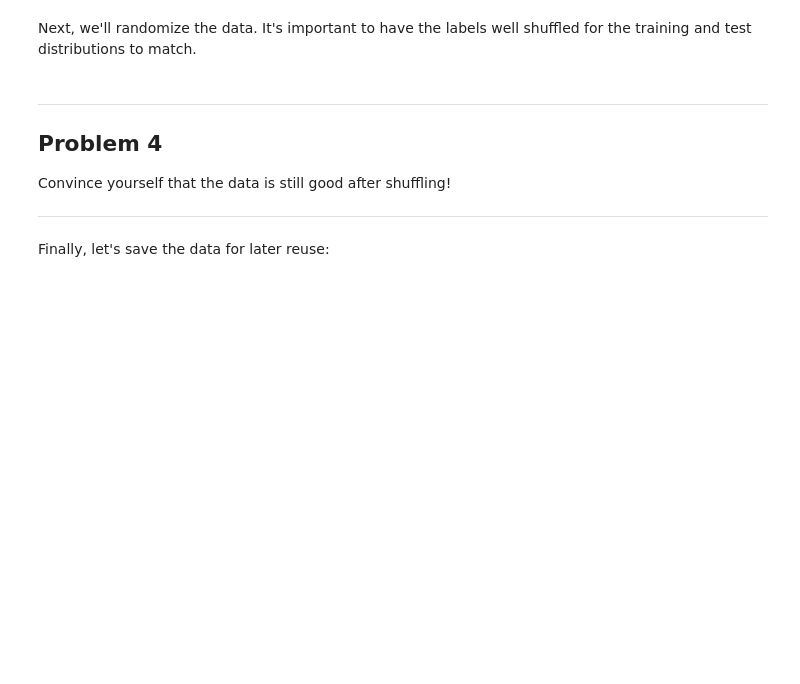
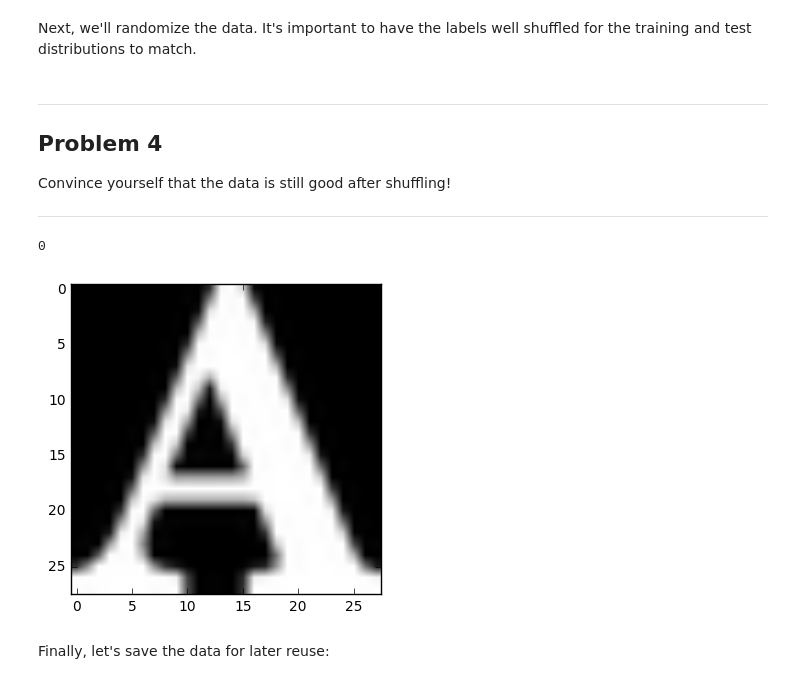
Before and after one commit to KrunalChande/DeepLearning, a Jupyter notebook: 1_notmnist.ipynb, the cells around one changed output. Drawn from its saved outputs; the diff is of its cells as text; code cells hidden in the pictures; blank space fills up the shorter version.

```diff
--- a/1_notmnist.ipynb
+++ b/1_notmnist.ipynb
@@ -269,3 +269,6 @@ Problem 3
 Another check: we expect the data to be balanced across classes. Verify that.
 
 ---
+# %%
+for folder in train_folders + test_folders:
+    print (folder + ": " + str(len(pickle.load(open(folder+".pickle", 'rb')))))
@@ -350,6 +374,12 @@ Problem 4
 Convince yourself that the data is still good after shuffling!
 
 ---
+# %%
+plt.imshow(train_dataset[15], cmap='gray')
+print (train_labels[15])
+# %% [output]
+0
+[figure, added]
 # %% [markdown]
 Finally, let's save the data for later reuse:
 # %%
```
Also changed, not shown: parts of 1 cell of this notebook.
